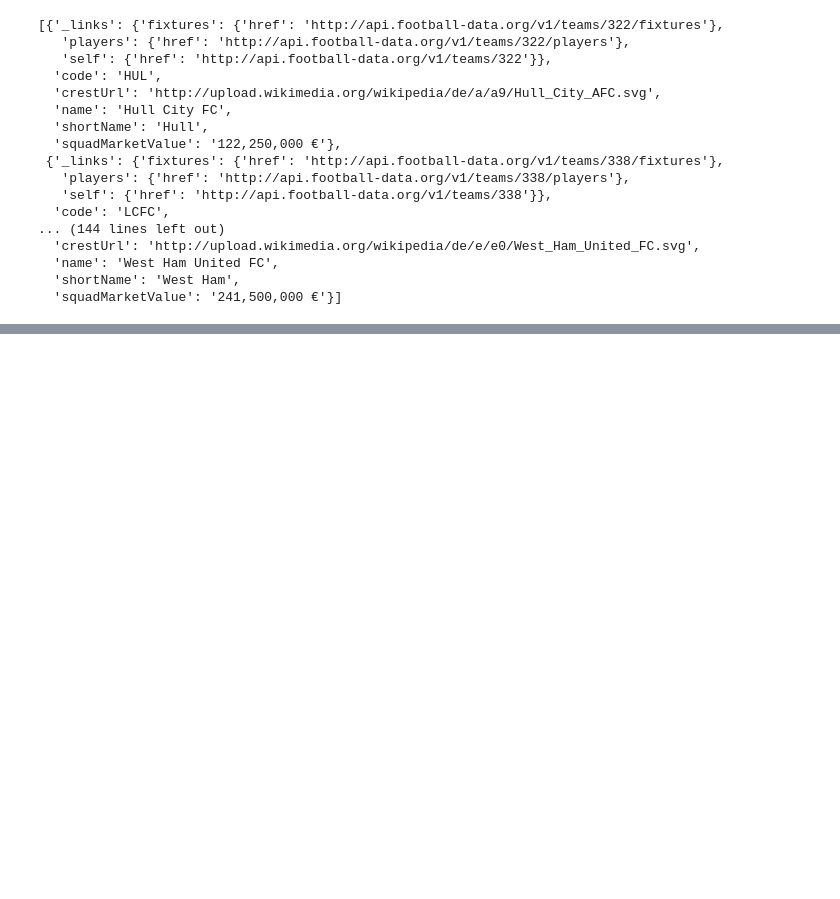
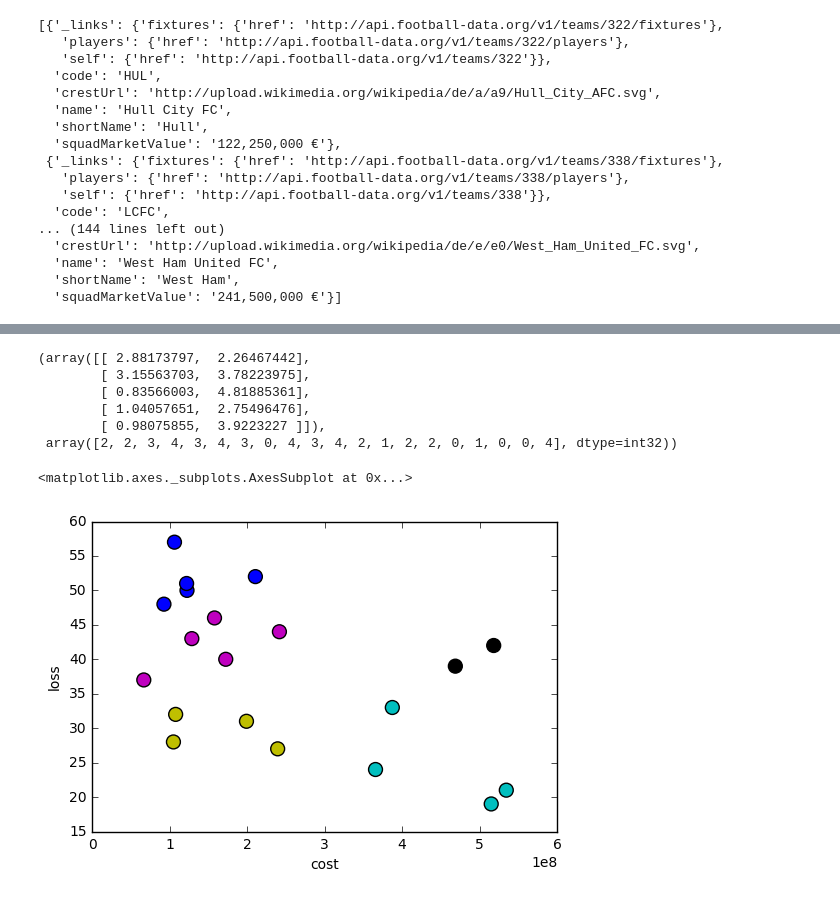
Before and after one commit to feliska/python3_netology, a Jupyter notebook: Block4_homework/lesson4.3.ipynb, the cells around one changed output, grey strips where cells are left out. Cells and saved outputs as stored; diff of their text form; code cells hidden in the pictures; blank space fills up the shorter version.

```diff
--- a/Block4_homework/lesson4.3.ipynb
+++ b/Block4_homework/lesson4.3.ipynb
@@ -73,0 +190,18 @@ Team "West Ham United FC", 35 wins, 241,500,000 €
+# %%
+centroids, cluster_map = kmeans2(whitened, 5)
+centroids, cluster_map
+# %% [output]
+(array([[ 2.88173797,  2.26467442],
+        [ 3.15563703,  3.78223975],
+        [ 0.83566003,  4.81885361],
+        [ 1.04057651,  2.75496476],
+        [ 0.98075855,  3.9223227 ]]),
+ array([2, 2, 3, 4, 3, 4, 3, 0, 4, 3, 4, 2, 1, 2, 2, 0, 1, 0, 0, 4], dtype=int32))
+# %%
+colors_map = {0: 'c', 1: 'k', 2: 'b', 3: 'y', 4: 'm'}
+colors = [colors_map[c] for c in cluster_map]
+# %%
+teams_pd.plot.scatter(x='cost', y='loss', c=colors, s=100)
+# %% [output]
+<matplotlib.axes._subplots.AxesSubplot at 0x...>
+[figure, added]
```
Also changed, not shown: parts of 11 cells of this notebook.
